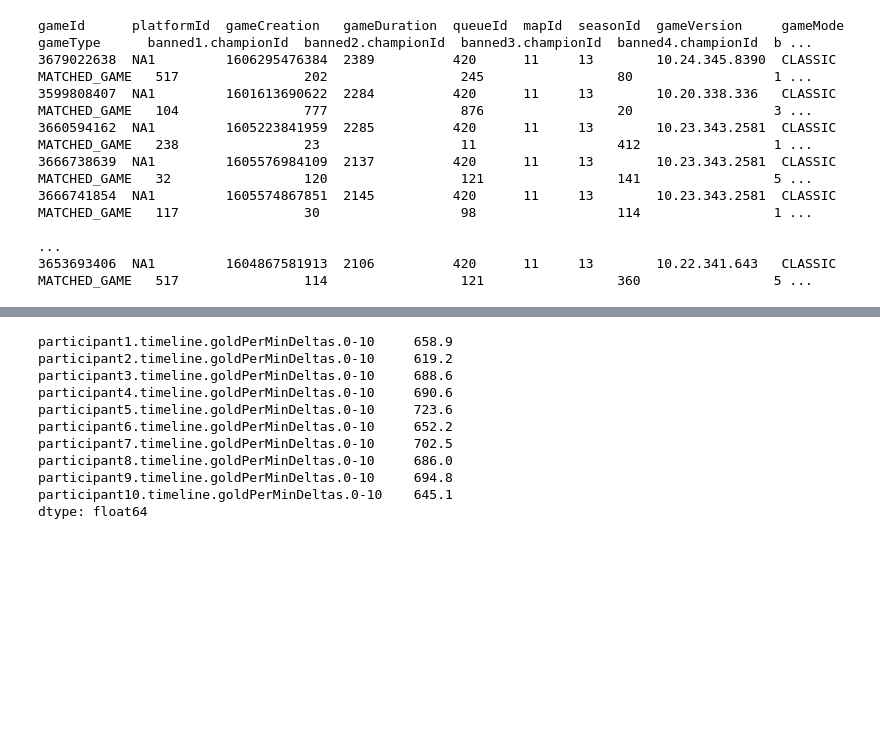
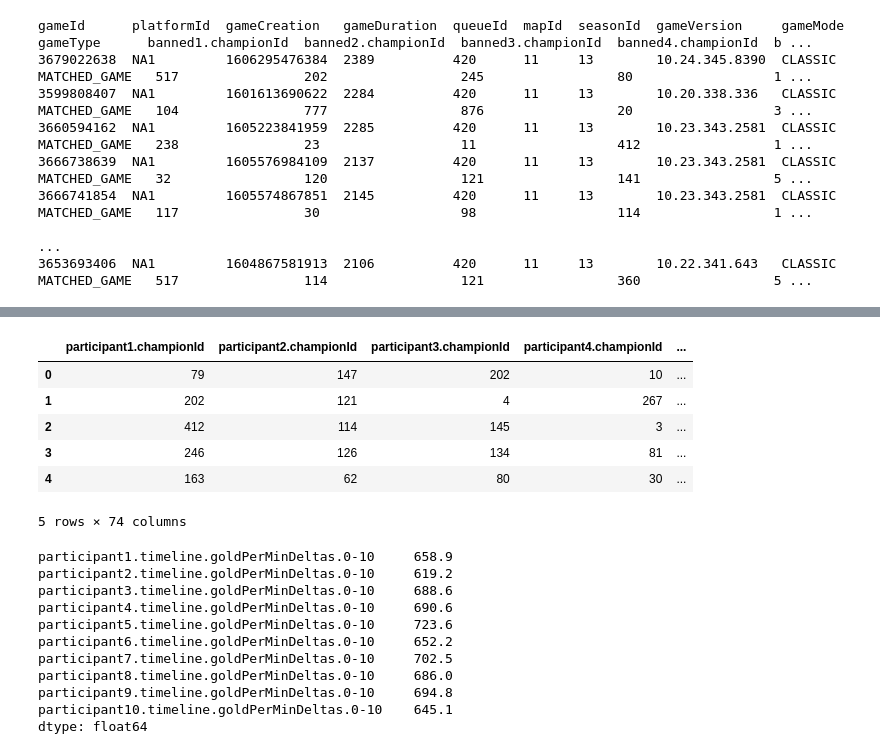
Before and after one commit to ViviVoid/leagueVictoryPredictor, a Jupyter notebook: data_pre_processing - Copy.ipynb, the cells around one changed output, grey strips where cells are left out. Drawn from its saved outputs; the diff is of its cells as text; code cells hidden in the pictures; blank space fills up the shorter version.

```diff
--- a/data_pre_processing - Copy.ipynb
+++ b/data_pre_processing - Copy.ipynb
@@ -20,0 +34,2 @@ from sklearn.neighbors import KNeighborsClassifier
+# %%
+champion_id_dictionary = champions.set_index('id').T.to_dict()
@@ -171,0 +204,8 @@ df_game.head()
+# %%
+prefix = "participant"
+ending = '.championRole'
+
+for i in range(10):
+    df_game[prefix + str(i + 1) + ending] = df_game[prefix + str(i + 1) + '.championId'].map(champion_id_dictionary)
+
+# df_game['participant1.championRole'] = df_game['participant1.championId'].map(champion_id_dictionary)
@@ -171,0 +227,21 @@ df_game.head()
+# %%
+# df_game['participant1.championRole'].apply(lambda x: x['Juggernaut'])
+roles = ['Juggernaut', 'Burst', 'Assassin', 'Marksman', 'Vanguard',
+         'Battlemage', 'Specialist', 'Catcher', 'Warden', 'Diver',
+         'Skirmisher', 'Enchanter', 'Artillery']
+
+for role in roles:
+    df_game['team1.' + role.lower()] = (
+        df_game['participant1.championRole'].apply(lambda x: x[role])
+        + df_game['participant2.championRole'].apply(lambda x: x[role])
+        + df_game['participant3.championRole'].apply(lambda x: x[role])
+        + df_game['participant4.championRole'].apply(lambda x: x[role])
+        + df_game['participant5.championRole'].apply(lambda x: x[role])
+    )
+    df_game['team2.' + role.lower()] = (
+        df_game['participant6.championRole'].apply(lambda x: x[role])
+        + df_game['participant7.championRole'].apply(lambda x: x[role])
+        + df_game['participant8.championRole'].apply(lambda x: x[role])
+        + df_game['participant9.championRole'].apply(lambda x: x[role])
+        + df_game['participant10.championRole'].apply(lambda x: x[role])
+    )
@@ -172 +261,11 @@ df_game.head()
+# %%
+df_game.head()
+# %% [output]
+|  | participant1.championId | participant2.championId | participant3.championId | participant4.championId | ... |
+| 0 | 79 | 147 | 202 | 10 | ... |
+| 1 | 202 | 121 | 4 | 267 | ... |
+| 2 | 412 | 114 | 145 | 3 | ... |
+| 3 | 246 | 126 | 134 | 81 | ... |
+| 4 | 163 | 62 | 80 | 30 | ... |
+5 rows × 74 columns
 # %%
```
Also changed, not shown: parts of 17 cells of this notebook, 1 other file.
